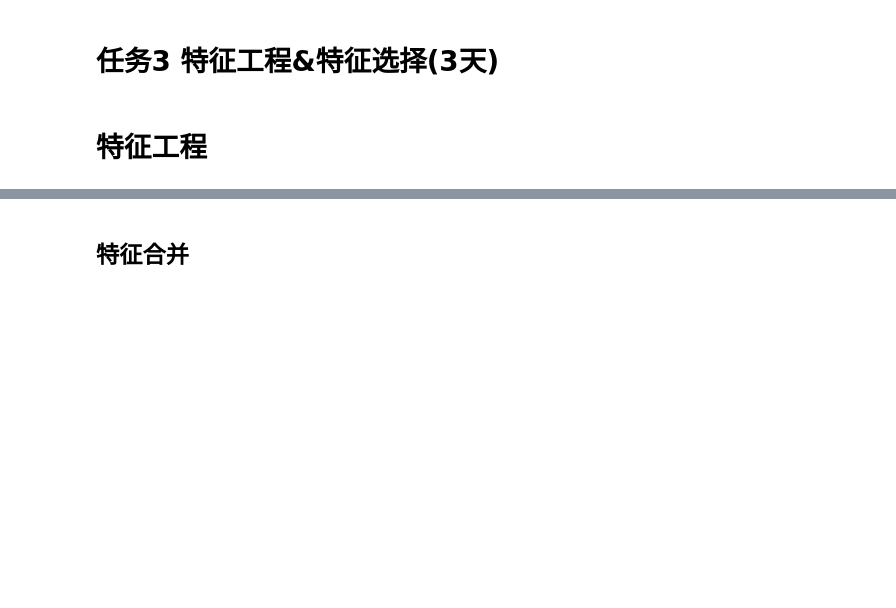
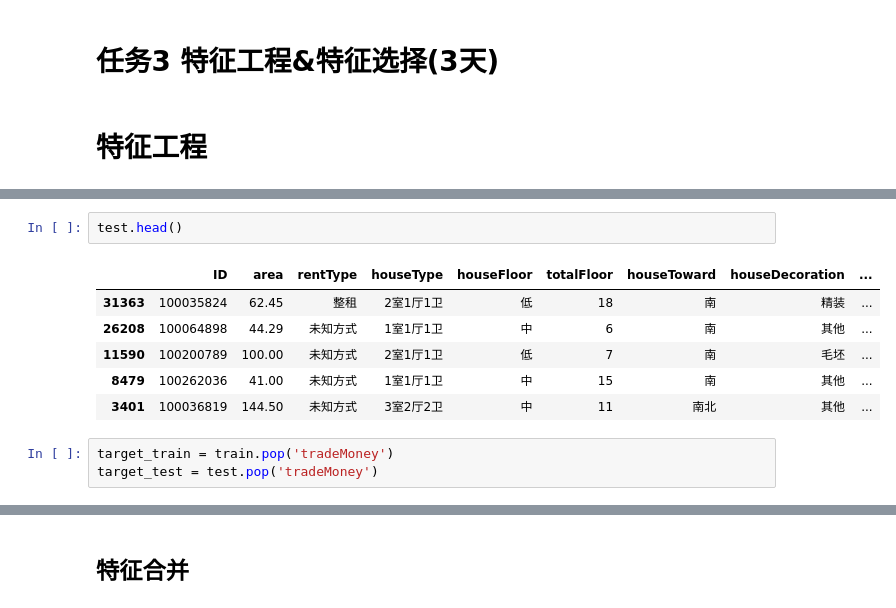
Before and after one commit to nickliqian/team-learning, a Jupyter notebook: 数据竞赛（房租预测）/3_特征工程.ipynb, the cells around one changed output, grey strips where cells are left out. Cells and saved outputs as stored; diff of their text form; blank space fills up the shorter version.

```diff
--- a/数据竞赛（房租预测）/3_特征工程.ipynb
+++ b/数据竞赛（房租预测）/3_特征工程.ipynb
@@ -76,0 +94,12 @@ target_test = test.pop('tradeMoney')
+# %%
+test.head()
+# %% [output]
+|  | ID | area | rentType | houseType | houseFloor | totalFloor | houseToward | houseDecoration | ... |
+| 31363 | 100035824 | 62.45 | 整租 | 2室1厅1卫 | 低 | 18 | 南 | 精装 | ... |
+| 26208 | 100064898 | 44.29 | 未知方式 | 1室1厅1卫 | 中 | 6 | 南 | 其他 | ... |
+| 11590 | 100200789 | 100.00 | 未知方式 | 2室1厅1卫 | 低 | 7 | 南 | 毛坯 | ... |
+| 8479 | 100262036 | 41.00 | 未知方式 | 1室1厅1卫 | 中 | 15 | 南 | 其他 | ... |
+| 3401 | 100036819 | 144.50 | 未知方式 | 3室2厅2卫 | 中 | 11 | 南北 | 其他 | ... |
+# %%
+target_train = train.pop('tradeMoney')
+target_test = test.pop('tradeMoney')
```
Also changed, not shown: parts of 29 cells of this notebook, 1 other file.
